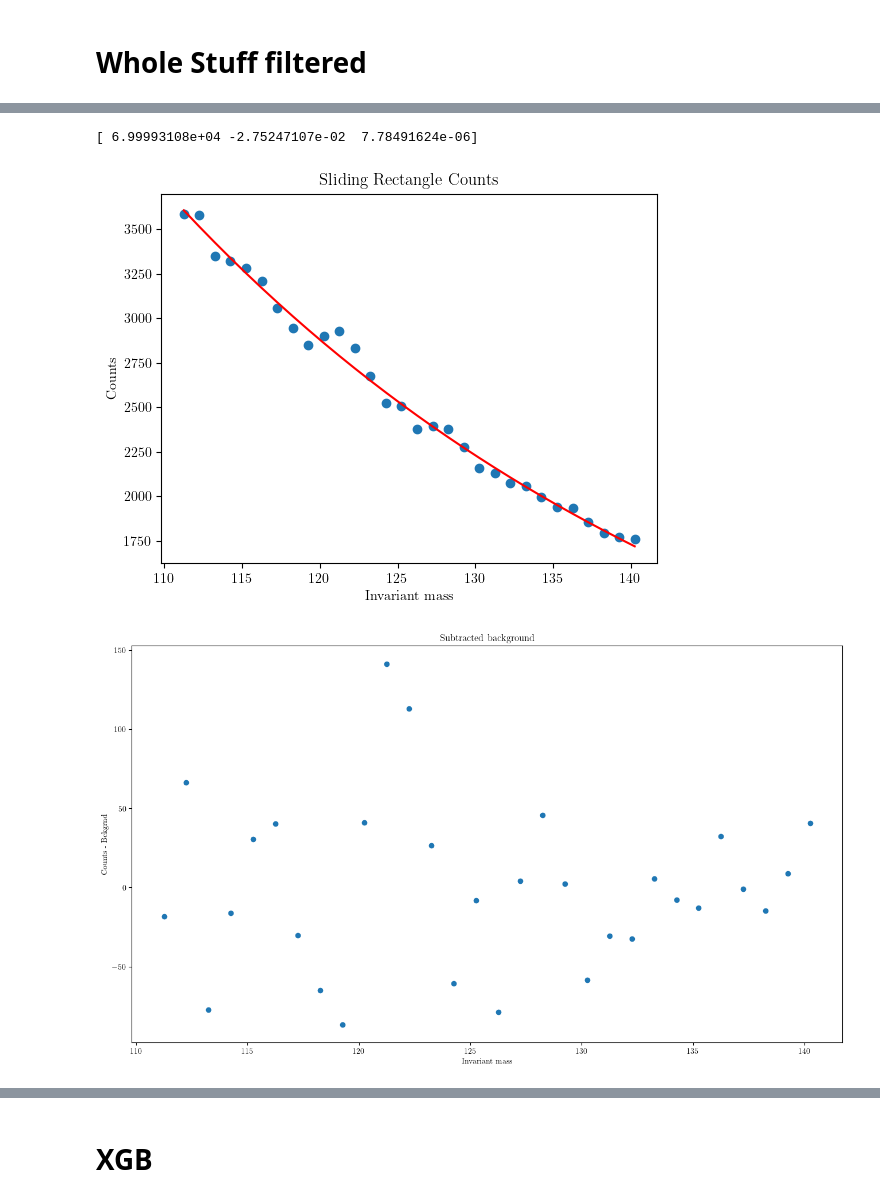
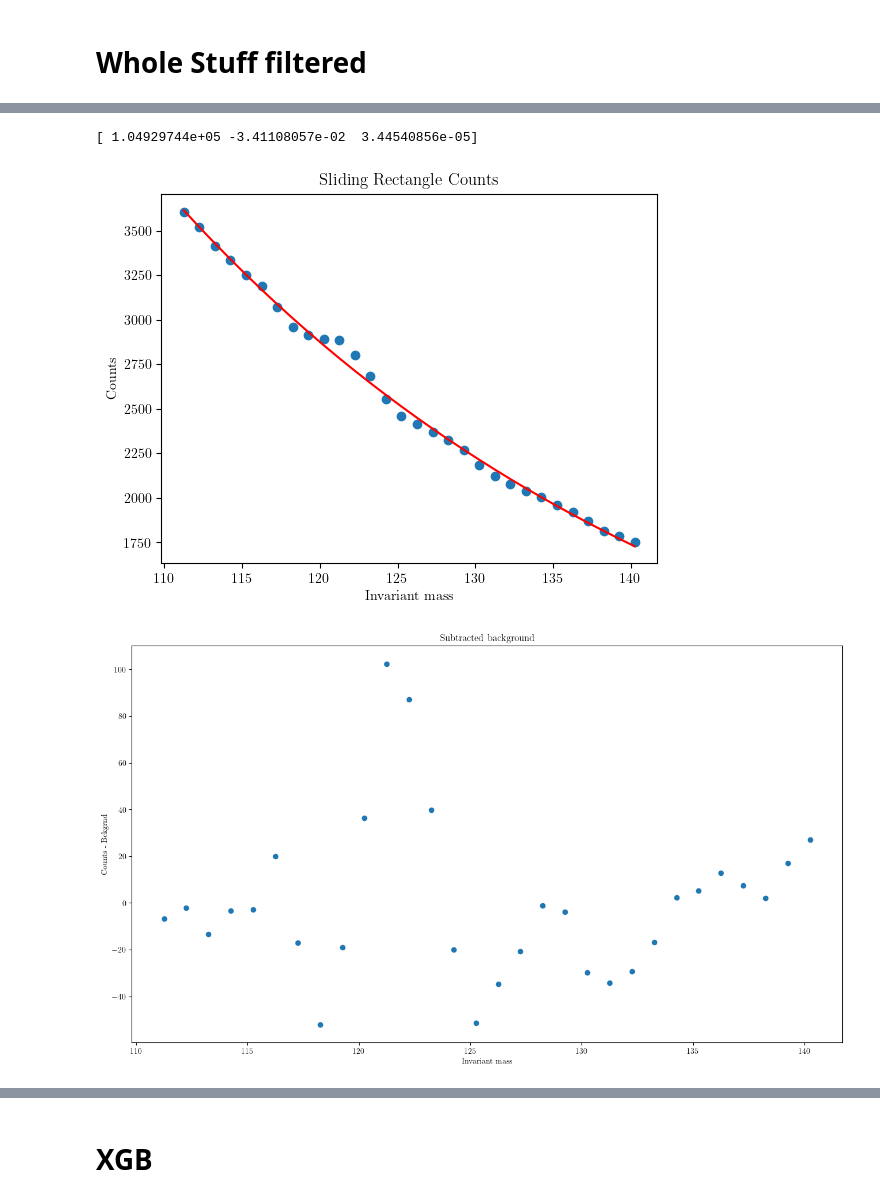
Before and after one commit to haufse/schluckaufboson, a Jupyter notebook: explora.ipynb, the cells around one changed output, grey strips where cells are left out. Saved outputs shown, nothing was run; the diff lists cells and outputs as text; code cells hidden in the pictures.

```diff
--- a/explora.ipynb
+++ b/explora.ipynb
@@ -432,33 +432,33 @@ Selected events within mass window: 161249
 # %%
 bw=2.5
-#x, y = count_masses_epanechnikov(invariant_masses, bandwidth=bw)
-x, y = count_masses_rectangle(invariant_masses, bandwidth=bw)
+x, y = count_masses_epanechnikov(invariant_masses, bandwidth=bw)
+#x, y = count_masses_rectangle(invariant_masses, bandwidth=bw)
 lower, upper = 110, 140
 def model(x, a, b, c):
     return a * np.exp(b * x + c*x**2)
 popt, pcov = curve_fit(model, x[lower:upper], y[lower:upper], p0=(50000, -0.01, -0.001))
 print(popt)
 plt.title('Sliding Rectangle Counts')
 fig.set_size_inches((16,9))
 plt.xlabel('Invariant mass')
 plt.ylabel('Counts')
 plt.scatter(x[lower:upper],y[lower:upper])
 plt.plot(x[lower:upper], model(x[lower:upper], *popt), label='Fitted function', color='r')
-plt.savefig('manual_filtered_rectangle.pdf')
+#plt.savefig('manual_filtered_rectangle.pdf')
 plt.show()
 fig = plt.figure()
 plt.title('Subtracted background')
 plt.xlabel('Invariant mass')
 plt.ylabel('Counts - Bckgrnd')
 fig.set_size_inches((16,9))
 pl_lower, pl_upper = 110,140
 plt.scatter(x[pl_lower:pl_upper],y[pl_lower:pl_upper]-model(x[pl_lower:pl_upper], *popt))
-plt.savefig('manual_filtered_rectangle_detrended.pdf')
+#plt.savefig('manual_filtered_rectangle_detrended.pdf')
 plt.show()
 # %% [output]
-[ 6.99993108e+04 -2.75247107e-02  7.78491624e-06]
+[ 1.04929744e+05 -3.41108057e-02  3.44540856e-05]
-[figure, old version]
+[figure, new version]
-[figure, old version]
+[figure, new version]
 # %%
 def gauß(x,a,b,c):
     return np.exp(-(x-a)**2/(2*b))*c
```
Also changed, not shown: parts of 3 cells of this notebook, 5 other files.
